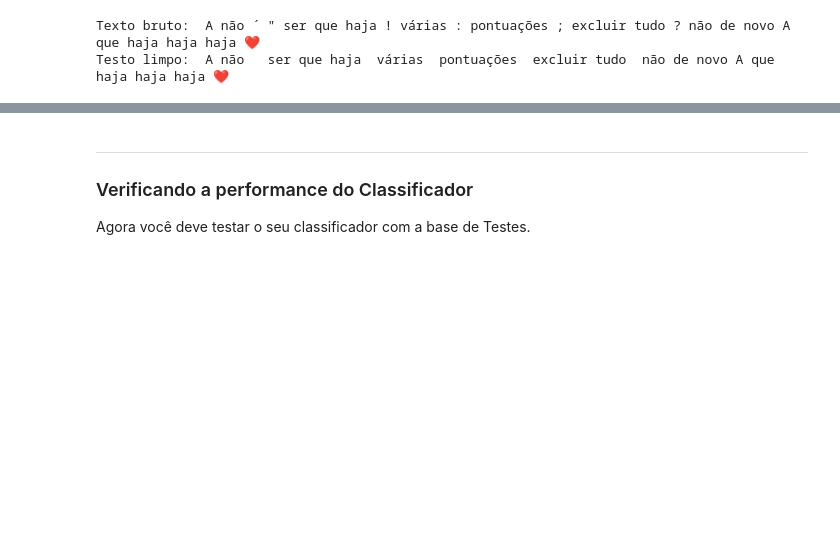
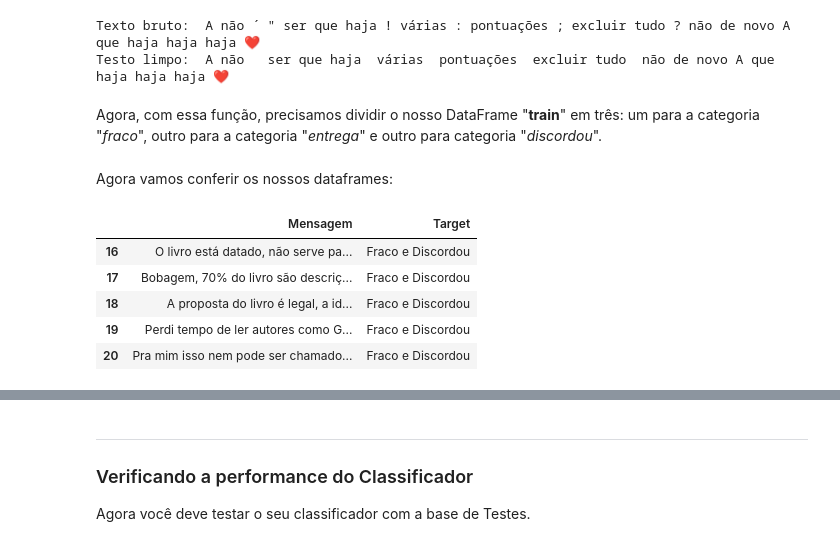
Before and after one commit to MaluSevilha/Naive_Bayes, a Jupyter notebook: Projeto_1.ipynb, the cells around one changed output, grey strips where cells are left out. Saved outputs shown, nothing was run; the diff lists cells and outputs as text; code cells hidden in the pictures; blank space fills up the shorter version.

Commit message:
Fazendo as não categorias

```diff
--- a/Projeto_1.ipynb
+++ b/Projeto_1.ipynb
@@ -81,12 +79,29 @@ print("Testo limpo: ", cleanup(texto))
 # %% [output]
 Texto bruto:  A não ´ " ser que haja ! várias : pontuações ; excluir tudo ? não de novo A que haja haja haja ❤
 Testo limpo:  A não   ser que haja  várias  pontuações  excluir tudo  não de novo A que haja haja haja ❤
+# %% [markdown]
+Agora, com essa função, precisamos dividir o nosso DataFrame "**train**" em três: um para a categoria "*fraco*", outro para a categoria "*entrega*" e outro para categoria "*discordou*".
 # %%
-filtro_fraco = (train['Target'] == 'Fraco') | (train['Target'] == 'Fraco e Discordou') | (train['Target'] == 'Entrega e Fraco') | (train['Target'] == 'Todos')
+# Criando o DataFrame Fraco
+filtro_fraco = ((train['Target'] == 'Fraco') | (train['Target'] == 'Fraco e Discordou') | (train['Target'] == 'Entrega e Fraco') | (train['Target'] == 'Todos'))
 fraco = train.loc[filtro_fraco, :]
 
-filtro_discordou =  (train['Target'] == 'Discordou') | (train['Target'] == 'Fraco e Discordou') | (train['Target'] == 'Entrega e Discordou') | (train['Target'] == 'Todos')
+# Criando o DataFrame Discordou
+filtro_discordou =  ((train['Target'] == 'Discordou') | (train['Target'] == 'Fraco e Discordou') | (train['Target'] == 'Entrega e Discordou') | (train['Target'] == 'Todos'))
 discordou = train.loc[filtro_discordou, : ]
 
-filtro_entrega =  (train['Target'] == 'Entrega') | (train['Target'] == 'Entrega e Discordou') | (train['Target'] == 'Entrega e Fraco') | (train['Target'] == 'Todos')
+# Criando o DataFrame Entrega
+filtro_entrega =  ((train['Target'] == 'Entrega') | (train['Target'] == 'Entrega e Discordou') | (train['Target'] == 'Entrega e Fraco') | (train['Target'] == 'Todos'))
 entrega = train.loc[filtro_entrega, :]
+# %% [markdown]
+Agora vamos conferir os nossos dataframes:
+# %%
+# Conferindo o fraco
+fraco.head(5)
+# %% [output]
+|  | Mensagem | Target |
+| 16 | O livro está datado, não serve pa... | Fraco e Discordou |
+| 17 | Bobagem, 70% do livro são descriç... | Fraco e Discordou |
+| 18 | A proposta do livro é legal, a id... | Fraco e Discordou |
+| 19 | Perdi tempo de ler autores como G... | Fraco e Discordou |
+| 20 | Pra mim isso nem pode ser chamado... | Fraco e Discordou |
```
Also changed, not shown: parts of 38 cells of this notebook.
